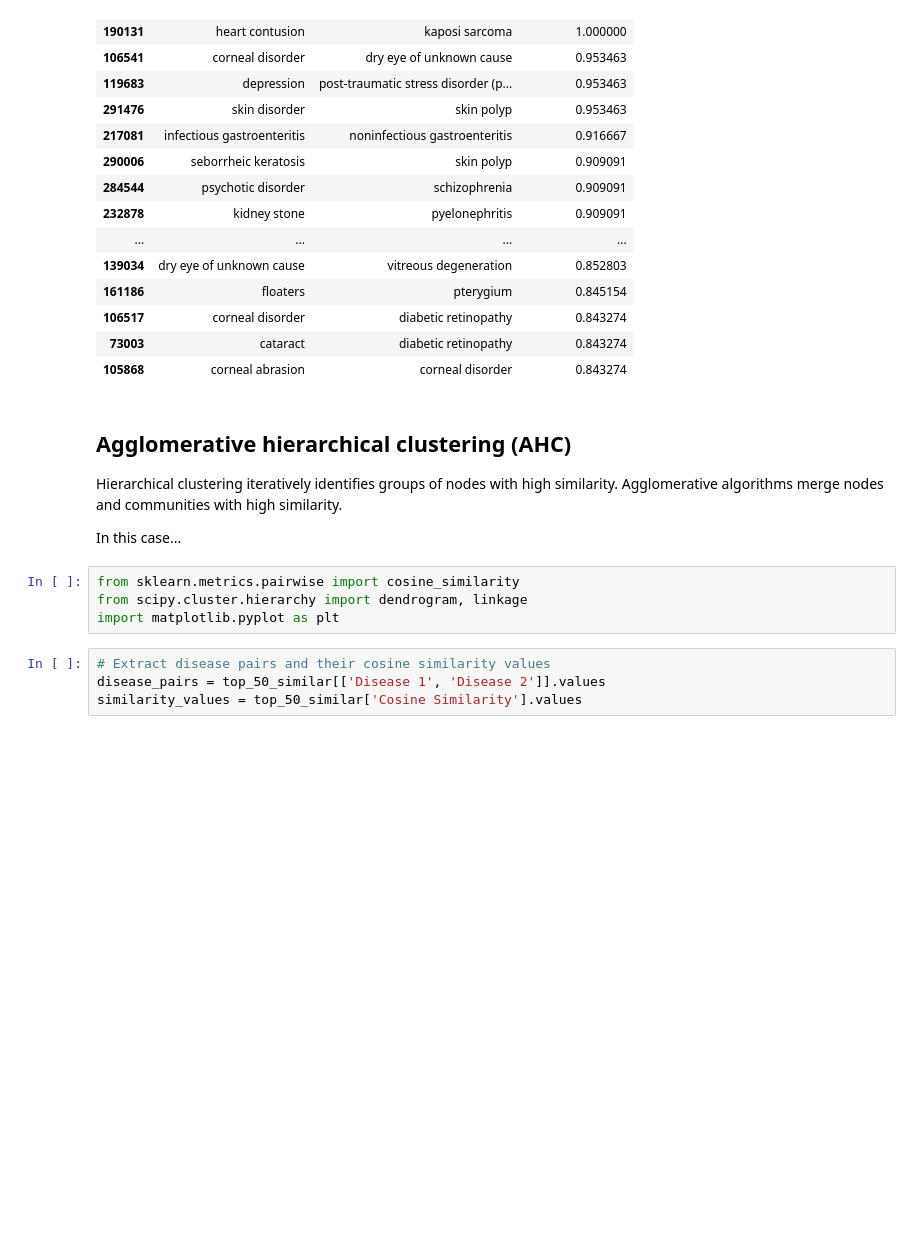
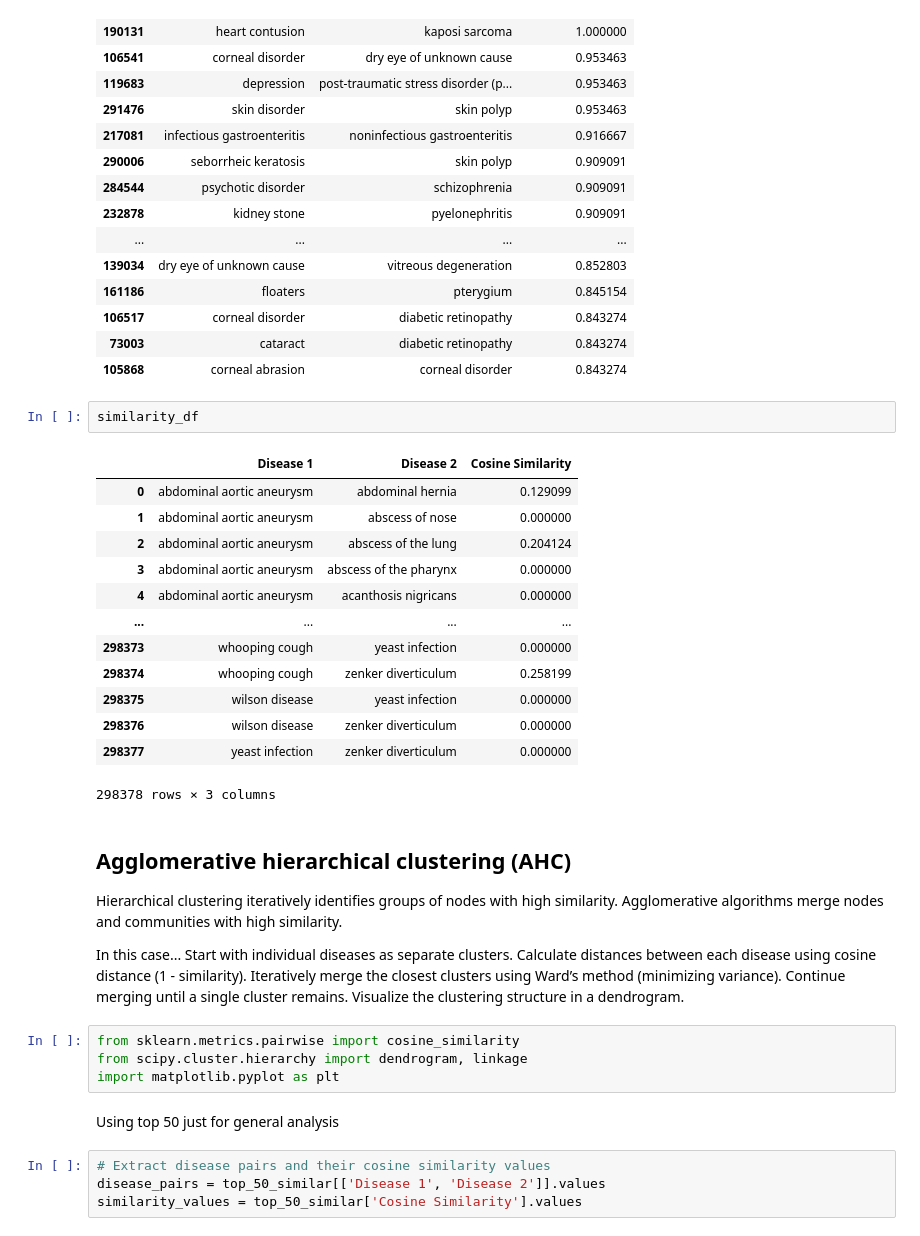
Before and after one commit to ktfr/disease-symptom-network, a Jupyter notebook: notebooks/CommunityAnalysis.ipynb, the cells around one changed output. Saved outputs shown, nothing was run; the diff lists cells and outputs as text; blank space fills up the shorter version.

```diff
--- a/notebooks/CommunityAnalysis.ipynb
+++ b/notebooks/CommunityAnalysis.ipynb
@@ -156,16 +150,39 @@ top_50_similar
 | 106517 | corneal disorder | diabetic retinopathy | 0.843274 |
 | 73003 | cataract | diabetic retinopathy | 0.843274 |
 | 105868 | corneal abrasion | corneal disorder | 0.843274 |
+# %%
+similarity_df
+# %% [output]
+|  | Disease 1 | Disease 2 | Cosine Similarity |
+| 0 | abdominal aortic aneurysm | abdominal hernia | 0.129099 |
+| 1 | abdominal aortic aneurysm | abscess of nose | 0.000000 |
+| 2 | abdominal aortic aneurysm | abscess of the lung | 0.204124 |
+| 3 | abdominal aortic aneurysm | abscess of the pharynx | 0.000000 |
+| 4 | abdominal aortic aneurysm | acanthosis nigricans | 0.000000 |
+| ... | ... | ... | ... |
+| 298373 | whooping cough | yeast infection | 0.000000 |
+| 298374 | whooping cough | zenker diverticulum | 0.258199 |
+| 298375 | wilson disease | yeast infection | 0.000000 |
+| 298376 | wilson disease | zenker diverticulum | 0.000000 |
+| 298377 | yeast infection | zenker diverticulum | 0.000000 |
+298378 rows × 3 columns
 # %% [markdown]
 ## Agglomerative hierarchical clustering (AHC)
 Hierarchical clustering iteratively identifies groups of nodes with high similarity.
 Agglomerative algorithms merge nodes and communities with high similarity.
 
 In this case...
+Start with individual diseases as separate clusters.
+Calculate distances between each disease using cosine distance (1 - similarity).
+Iteratively merge the closest clusters using Ward’s method (minimizing variance).
+Continue merging until a single cluster remains.
+Visualize the clustering structure in a dendrogram.
 # %%
 from sklearn.metrics.pairwise import cosine_similarity
 from scipy.cluster.hierarchy import dendrogram, linkage
 import matplotlib.pyplot as plt
+# %% [markdown]
+Using top 50 just for general analysis
 # %%
 # Extract disease pairs and their cosine similarity values
 disease_pairs = top_50_similar[['Disease 1', 'Disease 2']].values
```
Also changed, not shown: parts of 24 cells of this notebook, 4 other files.
